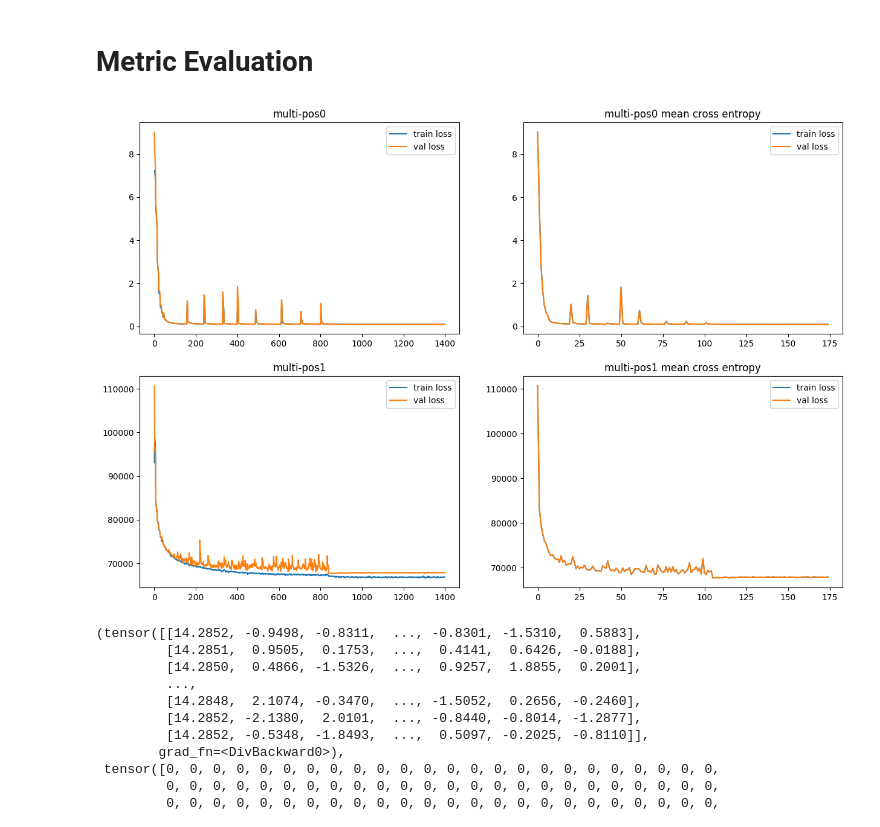
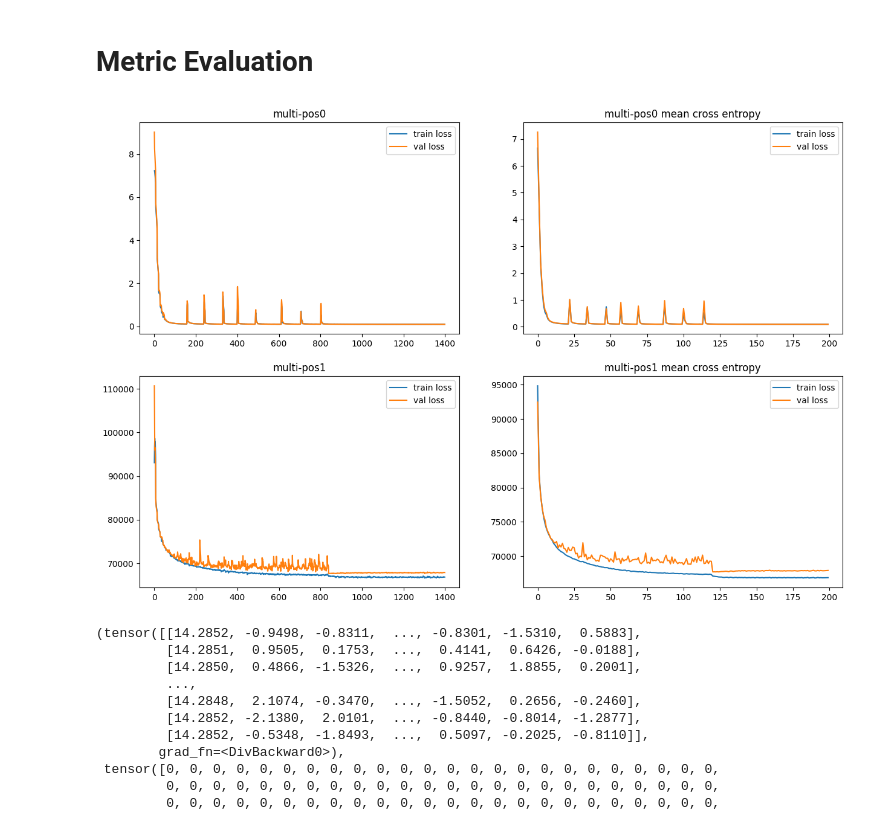
Before and after one commit to xu-shitong/Contrastive-Medical-Image-Classification, a Jupyter notebook: moco/moco.ipynb, the cells around one changed output. Cells and saved outputs as stored; diff of their text form; code cells hidden in the pictures.

```diff
--- a/moco/moco.ipynb
+++ b/moco/moco.ipynb
@@ -163,7 +166,6 @@ parser.add_argument('--cos', action='store_true',
 _StoreTrueAction(option_strings=['--cos'], dest='cos', nargs=0, const=True, default=False, type=None, choices=None, required=False, help='use cosine lr schedule', metavar=None)
 # %%
 args = parser.parse_args(arg_command)
-args.multi_pos_pair = (not args.multi_pos_pair == 0)
 
 if args.seed is not None:
     random.seed(args.seed)
@@ -272,25 +274,30 @@ def update_accuracy_meters(losses, top1, top5, output, target, loss, step_size):
     top1.update(acc1[0], step_size)
     top5.update(acc5[0], step_size)
 
+
+ce_loss_ = nn.CrossEntropyLoss(reduction="mean") # take softmax, sum CrossEntropy per sample, take mean
+binary_loss_ = nn.BCEWithLogitsLoss(reduction="mean") # take mean of per sample per pair binary Cross Entropy
+if args.gpu is not None:
+  ce_loss_ = ce_loss_.cuda(args.gpu)
+  binary_loss_ = binary_loss_.cuda(args.gpu)
 def multi_label_loss(prediction, target):
     """
     NOT IN USE
     Loss to handle multi-label classification when multiple positive image pairs exist.
+    loss function used defined in args.loss_type
 
     Inputs:
       - pretiction: shape: [bathc_size, 1 + k]
-      - target: [batch_size] if one positive pair, otherwise [batch_size, 1 + K]
+      - target: [batch_size] if self, otherwise [batch_size, 1 + K]
 
     Outputs:
       - scalar loss value for back propagate
     """
-    loss_func = nn.CrossEntropyLoss(reduction="none")
-    if args.gpu is not None:
-      loss_func = loss_func.cuda(args.gpu)
 
-    loss = loss_func(prediction, target)
-    if args.multi_pos_pair:
-      loss /= target.sum(dim=-1)
+    if args.loss_type == "binary-ce":
+      loss = binary_loss_(prediction, target).sum(dim=-1)
+    elif args.loss_type in ["cate-ce", "self"]:
+      loss = ce_loss_(prediction, target)
 
     return loss.mean()
 # %% [markdown]
@@ -354,9 +361,8 @@ model = builder.MoCo(
 if args.gpu is not None:
   torch.cuda.set_device(args.gpu)
   model = model.cuda(args.gpu)
-  criterion = nn.CrossEntropyLoss().cuda(args.gpu)
-else:
-  criterion = nn.CrossEntropyLoss()
+
+criterion = multi_label_loss
 
 optimizer = torch.optim.SGD(model.parameters(), args.lr,
                             momentum=args.momentum,
@@ -395,7 +401,7 @@ for epoch in range(args.start_epoch, args.epochs):
         tepoch = train_loader
       for i, (images, labels) in enumerate(tepoch):
         # set label, if no label given, positive pair is image itself
-        if not args.multi_pos_pair:
+        if args.loss_type == 'self':
           labels = None
 
         # measure data loading time
@@ -430,7 +436,7 @@ for epoch in range(args.start_epoch, args.epochs):
             model.eval()
             # evaluate on validation set
             for (images, labels) in val_loader:
-              if not args.multi_pos_pair:
+              if args.loss_type == 'self':
                 labels = None
               if args.gpu is not None:
                 images = images.cuda(args.gpu, non_blocking=True)
@@ -480,37 +486,37 @@ def extract_float(file_name, start=""):
   return torch.tensor(l)
 
 # general propose plot
 file_names = [
   "./epochs200_batch128_lr0.03_momentum0.9_multi-pos0.txt",
   "./epochs200_batch128_lr0.03_momentum0.9_multi-pos1.txt",
 ]
 fig, axarr = plt.subplots(len(file_names), 2, figsize=(15, 10))
 names = ["multi-pos0", "multi-pos1"] # titles for each row of image, substitute of file name
 for i, file_name in enumerate(file_names):
   losses = extract_float(file_name) # shape [iteration_number * print num per iteration, 8], only loss at index [5, 7] are useful for plot
   train_index = {} # additional plot other than losses
   val_index = {}
-  mean_loss_index = [i * 8 for i in range(losses.shape[0] // 8)]
+  mean_loss_index = [i * 7 + 6 for i in range(losses.shape[0] // 7)]
 
   for j, idx in enumerate(train_index):
     axarr[i, j+1].plot(losses[:, idx])
 
   for j, idx in enumerate(val_index):
     axarr[i, j+1].plot(losses[:, idx])
     axarr[i, j+1].set_title(train_index[idx])
 
   axarr[i, 0].plot(losses[:, 5], label="train loss")
   axarr[i, 0].plot(losses[:, 7], label="val loss")
   axarr[i, 0].set_title(names[i])
   axarr[i, 0].legend(loc="upper right")
 
 
-  axarr[i, -1].plot(losses[mean_loss_index, idx], label="train loss")
-  axarr[i, -1].plot(losses[mean_loss_index, idx], label="val loss")
+  axarr[i, -1].plot(losses[mean_loss_index, 5], label="train loss")
+  axarr[i, -1].plot(losses[mean_loss_index, 7], label="val loss")
   axarr[i, -1].set_title(names[i] + " mean cross entropy")
   axarr[i, -1].legend(loc="upper right")
 # %% [output]
-[figure, old version]
+[figure, new version]
 # %%
 model = torch.load("epochs200_batch128_lr0.03_momentum0.9_multi-pos0.pickle", map_location=torch.device('cpu') )
 # %%
```
Also changed, not shown: parts of 5 cells of this notebook, 2 other files.
